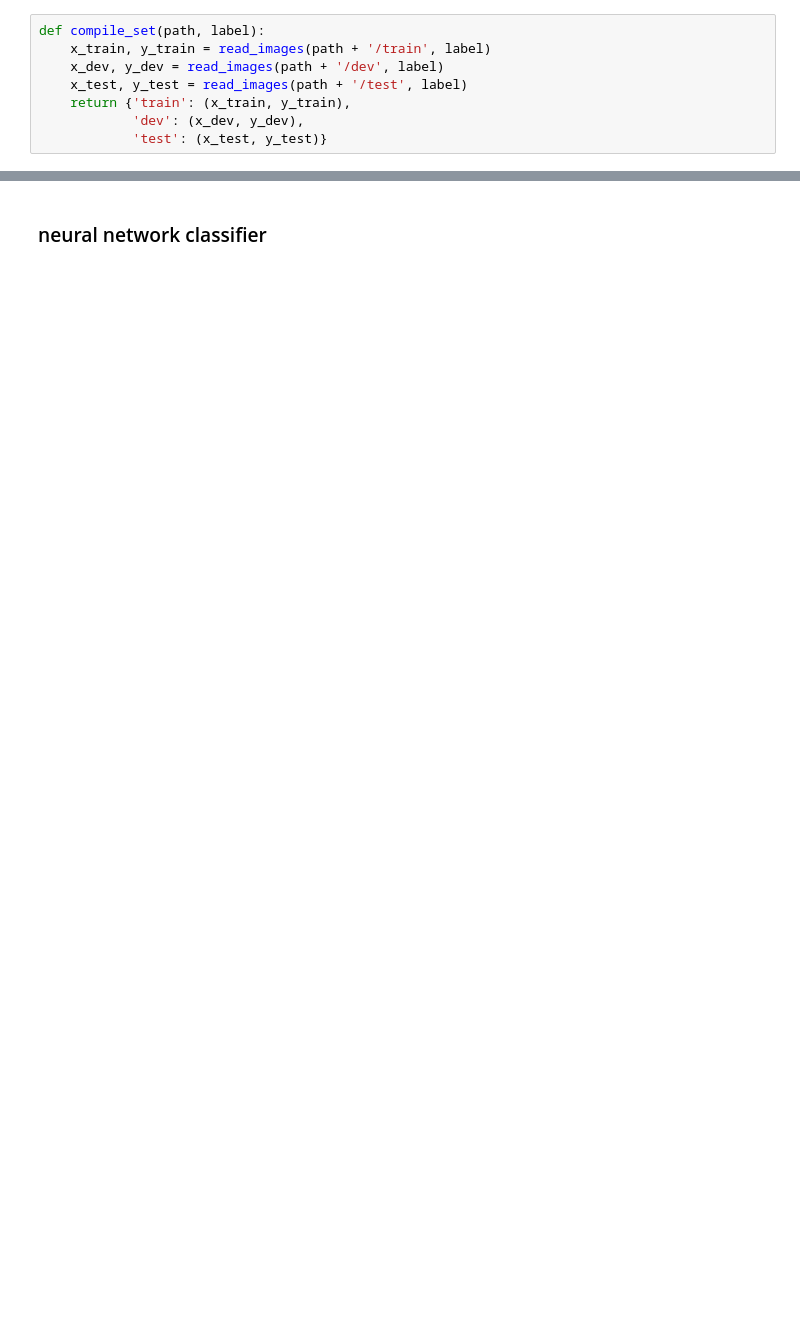
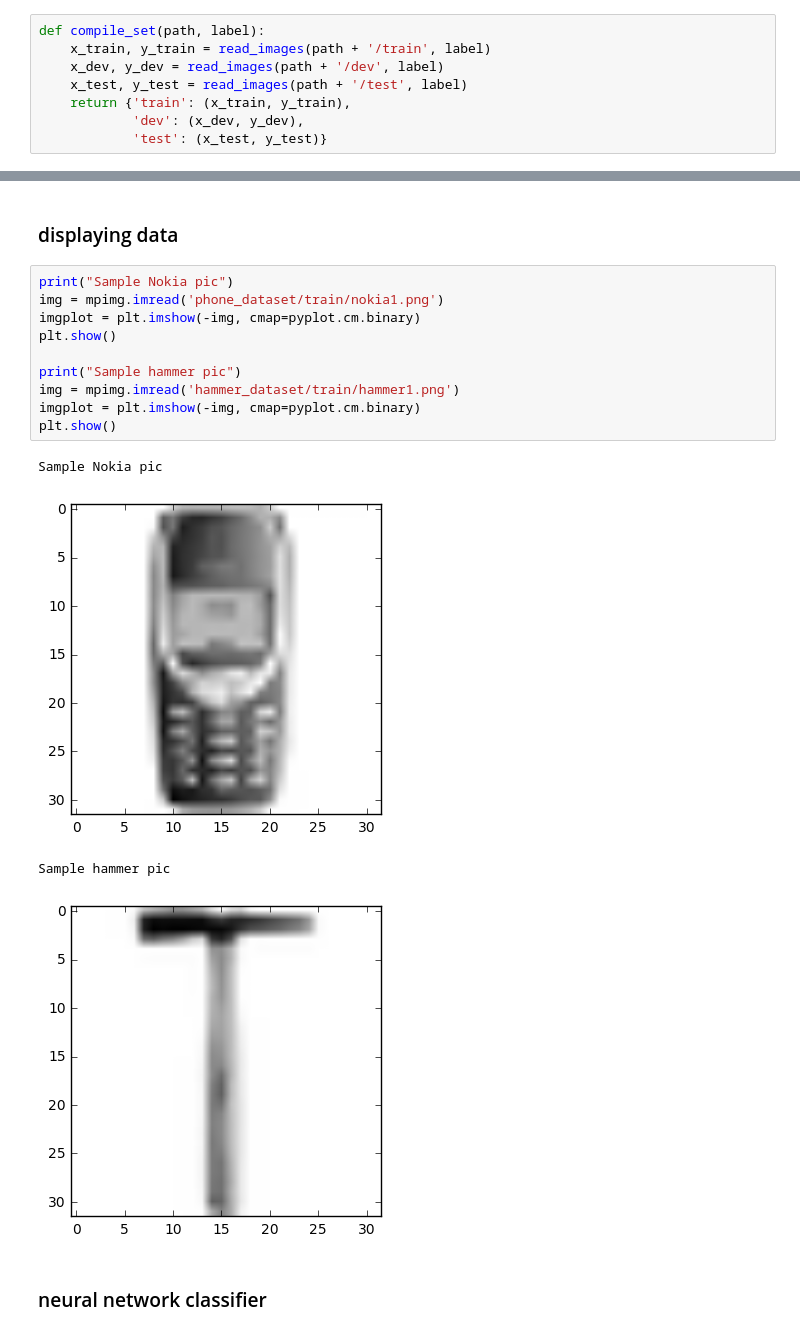
Before and after one commit to tsolakghukasyan/nn-course-at-rau-2018, a Jupyter notebook: hw1/Nokia-vs-Hammer Classification.ipynb, the cells around one changed output, grey strips where cells are left out. Saved outputs shown, nothing was run; the diff lists cells and outputs as text; blank space fills up the shorter version.

```diff
--- a/hw1/Nokia-vs-Hammer Classification.ipynb
+++ b/hw1/Nokia-vs-Hammer Classification.ipynb
@@ -50,6 +56,23 @@ print(x_test.shape[0], 'test samples')
 20 train samples
 4 development samples
 4 test samples
+# %% [markdown]
+### displaying data
+# %%
+print("Sample Nokia pic")
+img = mpimg.imread('phone_dataset/train/nokia1.png')
+imgplot = plt.imshow(-img, cmap=pyplot.cm.binary)
+plt.show()
+
+print("Sample hammer pic")
+img = mpimg.imread('hammer_dataset/train/hammer1.png')
+imgplot = plt.imshow(-img, cmap=pyplot.cm.binary)
+plt.show()
+# %% [output]
+Sample Nokia pic
+[figure, added]
+Sample hammer pic
+[figure, added]
 # %% [markdown]
 ### neural network classifier
 # %%
```
Also changed, not shown: parts of 13 cells of this notebook.
